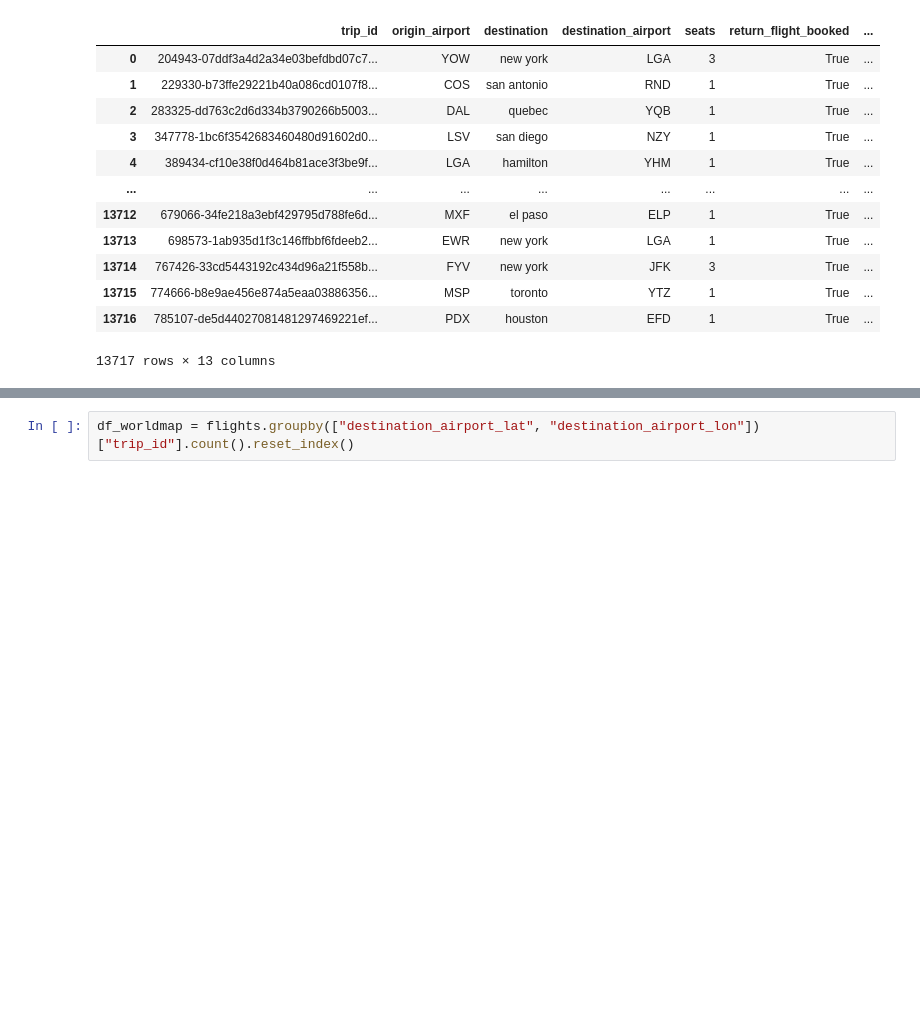
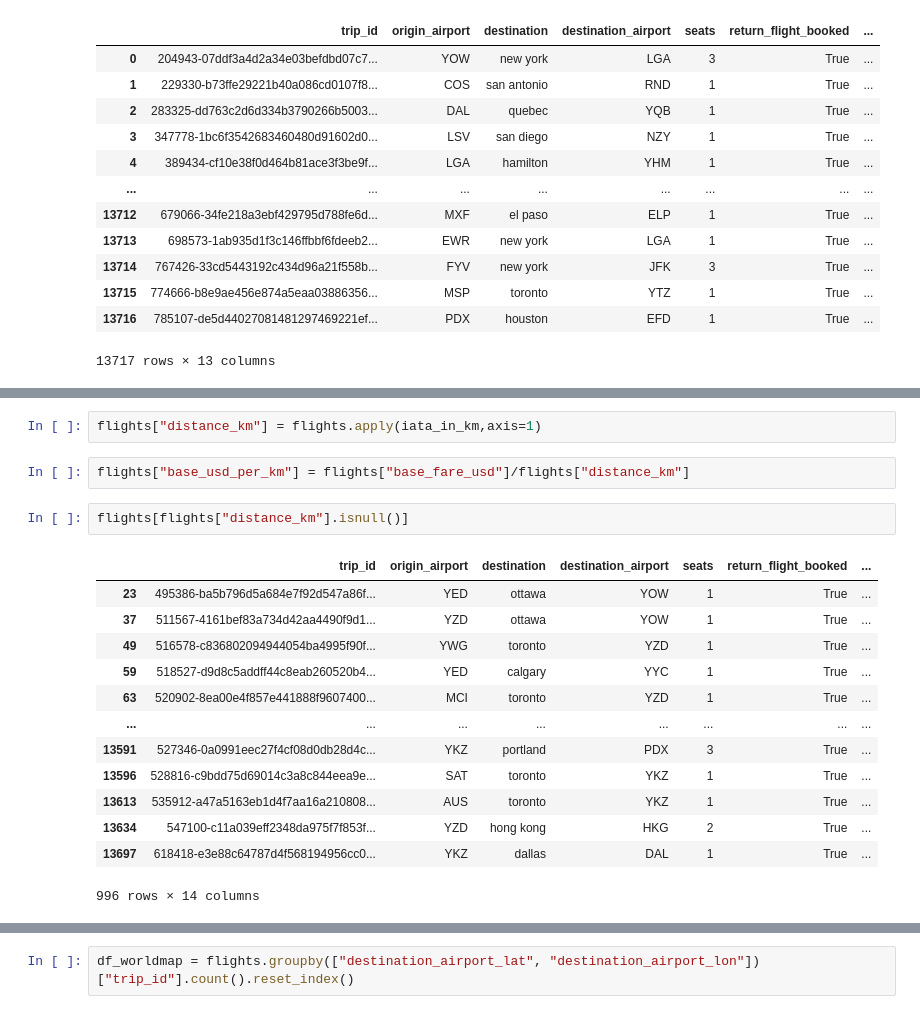
Before and after one commit to anuarsantoyo/TravelTideOct26, a Jupyter notebook: notebooks/EDA.ipynb, the cells around one changed output, grey strips where cells are left out. Cells and saved outputs as stored; diff of their text form; blank space fills up the shorter version.

```diff
--- a/notebooks/EDA.ipynb
+++ b/notebooks/EDA.ipynb
@@ -201,0 +227,20 @@ flights
+# %%
+flights["distance_km"] = flights.apply(iata_in_km,axis=1)
+# %%
+flights["base_usd_per_km"] = flights["base_fare_usd"]/flights["distance_km"]
+# %%
+flights[flights["distance_km"].isnull()]
+# %% [output]
+|  | trip_id | origin_airport | destination | destination_airport | seats | return_flight_booked | ... |
+| 23 | 495386-ba5b796d5a684e7f92d547a86f... | YED | ottawa | YOW | 1 | True | ... |
+| 37 | 511567-4161bef83a734d42aa4490f9d1... | YZD | ottawa | YOW | 1 | True | ... |
+| 49 | 516578-c836802094944054ba4995f90f... | YWG | toronto | YZD | 1 | True | ... |
+| 59 | 518527-d9d8c5addff44c8eab260520b4... | YED | calgary | YYC | 1 | True | ... |
+| 63 | 520902-8ea00e4f857e441888f9607400... | MCI | toronto | YZD | 1 | True | ... |
+| ... | ... | ... | ... | ... | ... | ... | ... |
+| 13591 | 527346-0a0991eec27f4cf08d0db28d4c... | YKZ | portland | PDX | 3 | True | ... |
+| 13596 | 528816-c9bdd75d69014c3a8c844eea9e... | SAT | toronto | YKZ | 1 | True | ... |
+| 13613 | 535912-a47a5163eb1d4f7aa16a210808... | AUS | toronto | YKZ | 1 | True | ... |
+| 13634 | 547100-c11a039eff2348da975f7f853f... | YZD | hong kong | HKG | 2 | True | ... |
+| 13697 | 618418-e3e88c64787d4f568194956cc0... | YKZ | dallas | DAL | 1 | True | ... |
+996 rows × 14 columns
```
Also changed, not shown: parts of 21 cells of this notebook.
